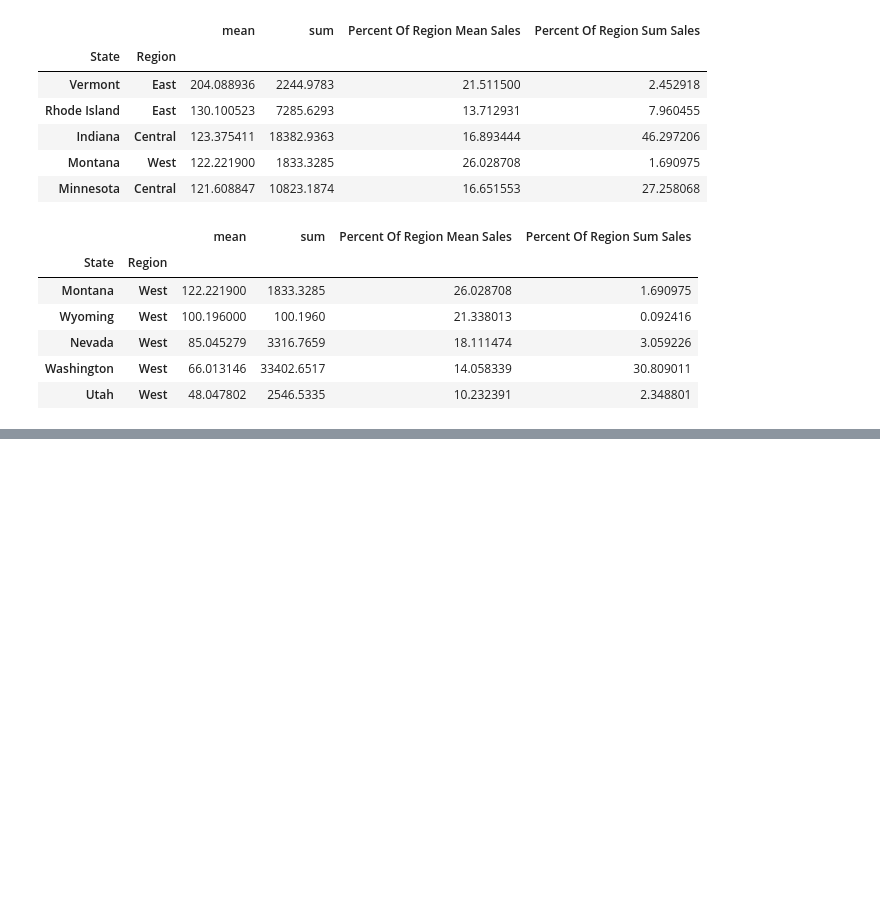
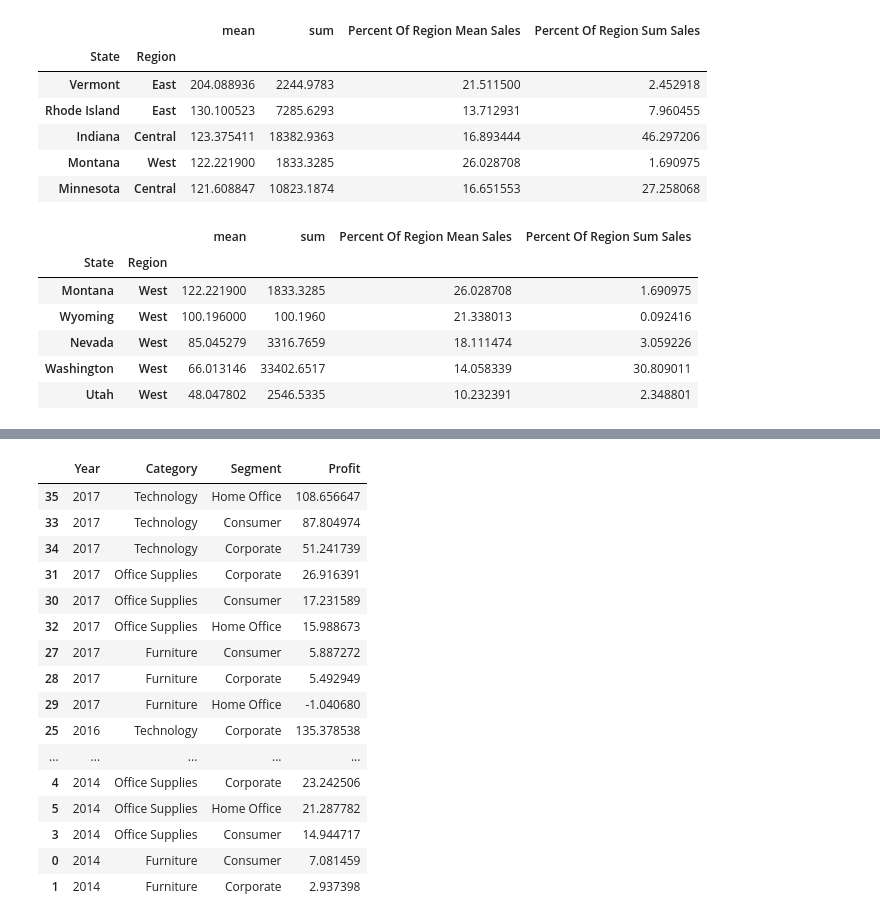
Before and after one commit to goatgirl86/ACT_Superstores, a Jupyter notebook: Superstore.ipynb, the cells around one changed output, grey strips where cells are left out. Drawn from its saved outputs; the diff is of its cells as text; code cells hidden in the pictures; blank space fills up the shorter version.

```diff
--- a/Superstore.ipynb
+++ b/Superstore.ipynb
@@ -241,0 +351,3 @@ state_mean2.head(5)
+# %%
+df['Year'] = df['Order_Date'].dt.year
+df
@@ -241,0 +378,21 @@ state_mean2.head(5)
+# %%
+df_time2 = df.groupby(['Year','Category','Segment'], as_index=False)['Profit', ].mean().sort_values(['Year','Profit'], ascending=False)
+df_time2
+# %% [output]
+|  | Year | Category | Segment | Profit |
+| 35 | 2017 | Technology | Home Office | 108.656647 |
+| 33 | 2017 | Technology | Consumer | 87.804974 |
+| 34 | 2017 | Technology | Corporate | 51.241739 |
+| 31 | 2017 | Office Supplies | Corporate | 26.916391 |
+| 30 | 2017 | Office Supplies | Consumer | 17.231589 |
+| 32 | 2017 | Office Supplies | Home Office | 15.988673 |
+| 27 | 2017 | Furniture | Consumer | 5.887272 |
+| 28 | 2017 | Furniture | Corporate | 5.492949 |
+| 29 | 2017 | Furniture | Home Office | -1.040680 |
+| 25 | 2016 | Technology | Corporate | 135.378538 |
+| ... | ... | ... | ... | ... |
+| 4 | 2014 | Office Supplies | Corporate | 23.242506 |
+| 5 | 2014 | Office Supplies | Home Office | 21.287782 |
+| 3 | 2014 | Office Supplies | Consumer | 14.944717 |
+| 0 | 2014 | Furniture | Consumer | 7.081459 |
+| 1 | 2014 | Furniture | Corporate | 2.937398 |
```
Also changed, not shown: parts of 28 cells of this notebook.
